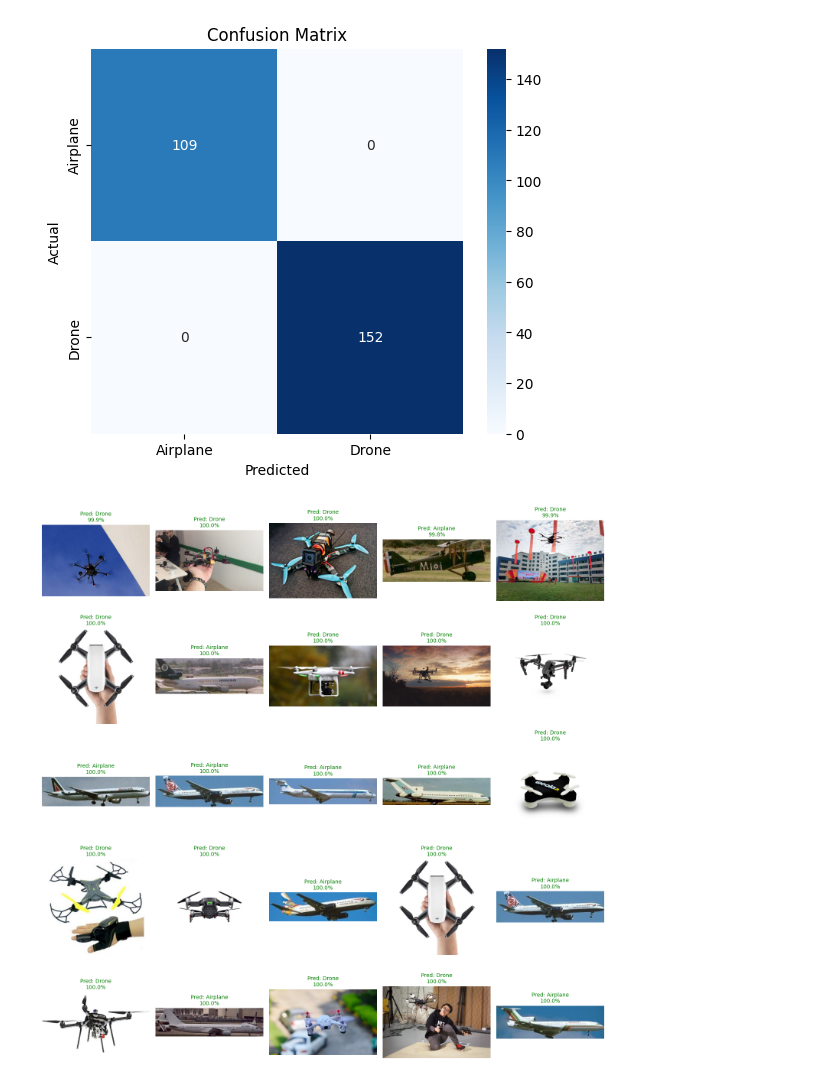
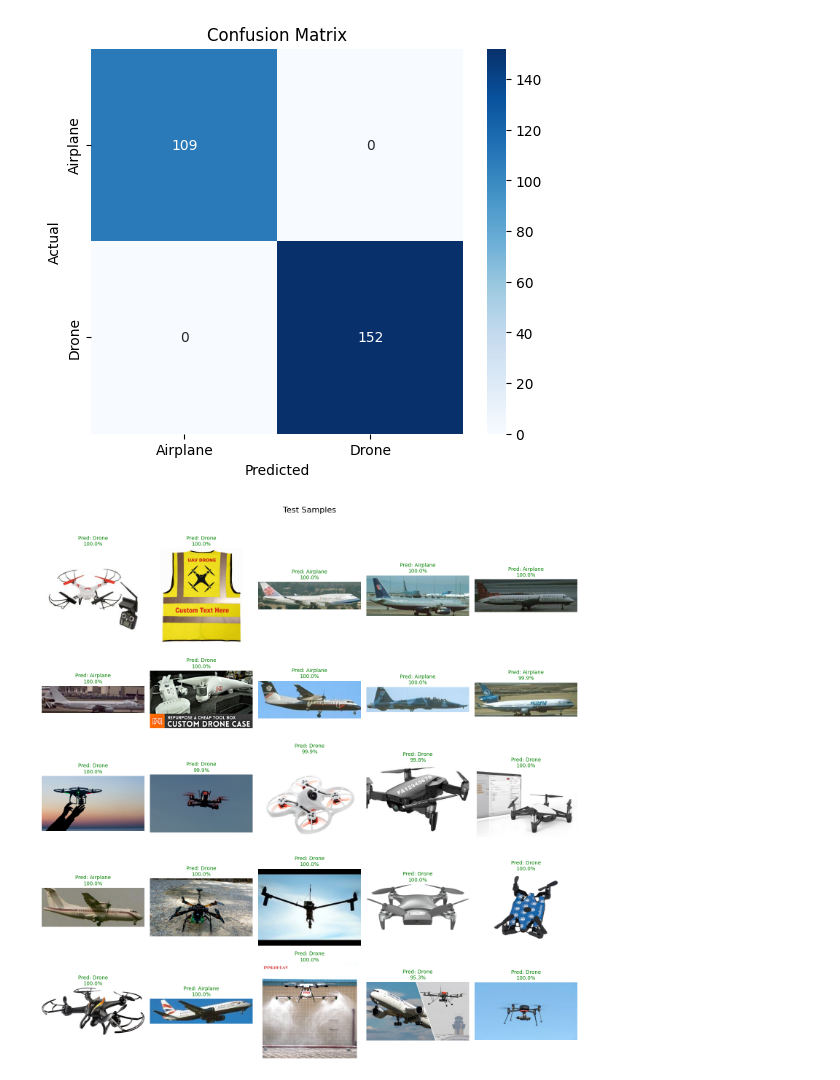
Before and after one commit to abdubakr77/yolo-drone-detector, a Jupyter notebook: Drone_Classifier.ipynb, the cells around one changed output. Drawn from its saved outputs; the diff is of its cells as text; code cells hidden in the pictures.

Commit message:
feat: change title to subtitle

```diff
--- a/Drone_Classifier.ipynb
+++ b/Drone_Classifier.ipynb
@@ -336,20 +336,18 @@ plt.show()
 [figure]
 # %%
 f, ax = plt.subplots(5, 5, figsize=(15, 15))
-
+f.suptitle('Test Samples', fontsize=16, y=1.02)
 for i, idx in enumerate(np.random.randint(len(test_data.filenames), size=25)):
     img = plt.imread(test_data.filenames[idx])
 
     predicted_class = LABELS[final_y_pred[idx]]
     confidence = np.max(y_pred[idx]) * 100
     color = 'green' if predicted_class == LABELS[int(test.iloc[idx]['class'])] else 'red'
 
     ax[i//5, i%5].imshow(img)
     ax[i//5, i%5].axis('off')
     ax[i//5, i%5].set_title(f"Pred: {predicted_class}\n{confidence:.1f}%", fontsize=10, color=color)
-
-plt.title('Predict Sample')
 plt.tight_layout()
 plt.show()
 # %% [output]
-[figure, old version]
+[figure, new version]
```
